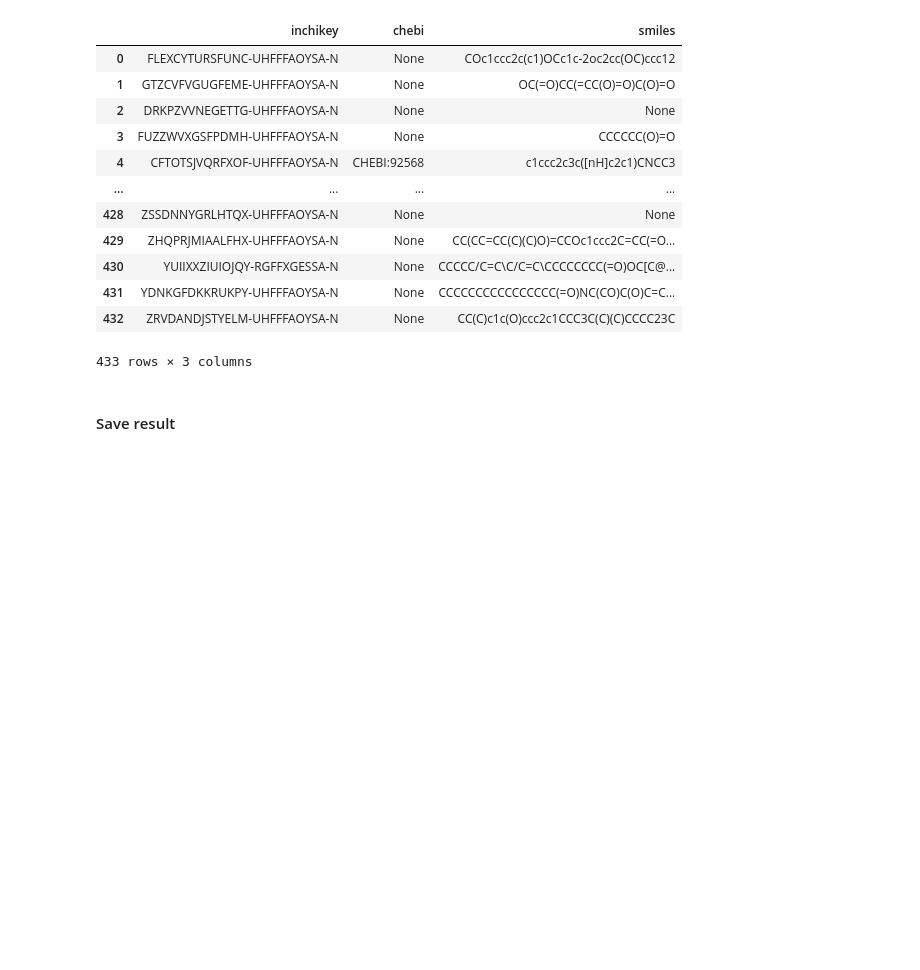
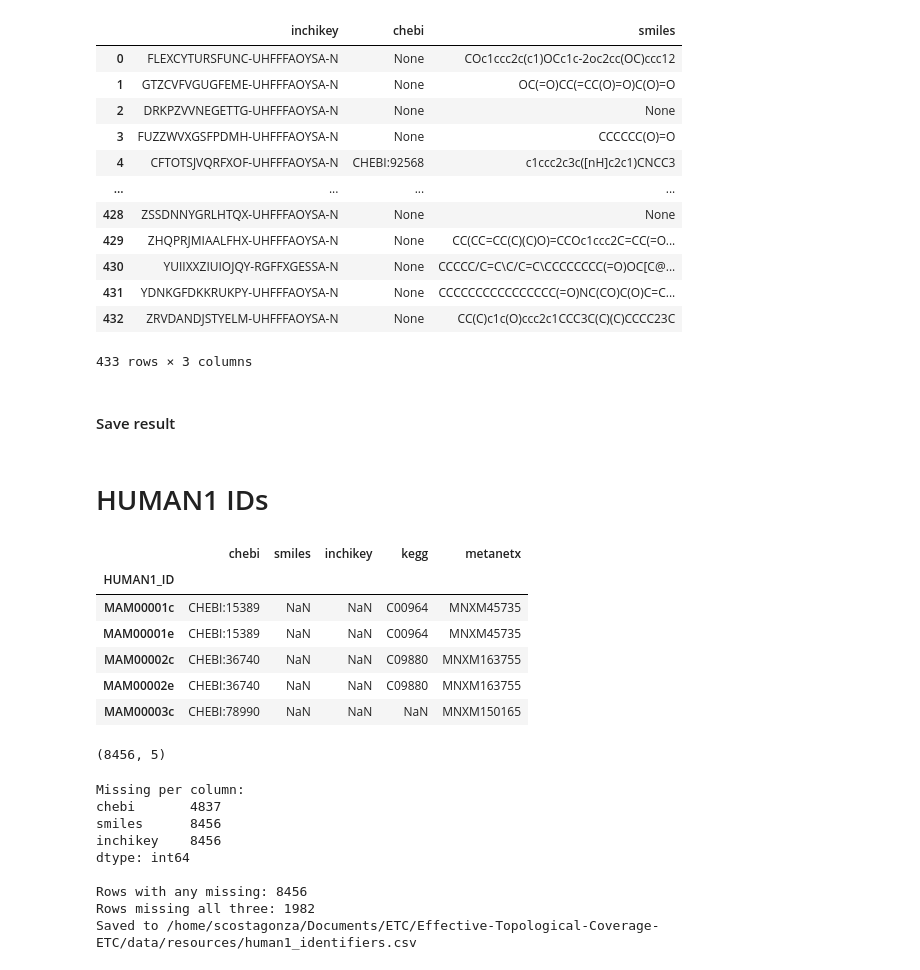
Before and after one commit to SamSaladino/Effective-Topological-Coverage-ETC, a Jupyter notebook: notebooks/data_processing.ipynb, the cells around one changed output. Saved outputs shown, nothing was run; the diff lists cells and outputs as text; code cells hidden in the pictures; blank space fills up the shorter version.

Commit message:
chore : parsing cheby metanetx & kegg
still 1900 nodes without id

```diff
--- a/notebooks/data_processing.ipynb
+++ b/notebooks/data_processing.ipynb
@@ -263,3 +270,45 @@ df_all
 433 rows × 3 columns
 # %% [markdown]
 #### Save result
+# %% [markdown]
+# HUMAN1 IDs
+# %%
+resources_file = data_dir/ "resources"
+human1_xml = resources_file / "Human-GEM.xml"
+# %%
+# Build the identifiers DataFrame (no online lookups)
+parser = XMLParser(str(human1_xml))
+df_human1 = parser.to_identifier_df()
+
+display(df_human1.head(), df_human1.shape)
+
+# Missing counts
+print("Missing per column:")
+print(df_human1[["chebi", "smiles", "inchikey"]].isna().sum())
+
+print("\nRows with any missing:", int(df_human1[["chebi","smiles","inchikey"]].isna().any(axis=1).sum()))
+print("Rows missing all three:", int(df_human1[["chebi","smiles","inchikey", "kegg", "metanetx"]].isna().all(axis=1).sum()))
+
+# Optional: save
+out_csv = resources_file / "human1_identifiers.csv"
+
+df_human1.to_csv(out_csv)
+print(f"Saved to {out_csv}")
+# %% [output]
+|  | chebi | smiles | inchikey | kegg | metanetx |
+| HUMAN1_ID |  |  |  |  |  |
+| MAM00001c | CHEBI:15389 | NaN | NaN | C00964 | MNXM45735 |
+| MAM00001e | CHEBI:15389 | NaN | NaN | C00964 | MNXM45735 |
+| MAM00002c | CHEBI:36740 | NaN | NaN | C09880 | MNXM163755 |
+| MAM00002e | CHEBI:36740 | NaN | NaN | C09880 | MNXM163755 |
+| MAM00003c | CHEBI:78990 | NaN | NaN | NaN | MNXM150165 |
+(8456, 5)
+Missing per column:
+chebi       4837
+smiles      8456
+inchikey    8456
+dtype: int64
+
+Rows with any missing: 8456
+Rows missing all three: 1982
+Saved to /home/scostagonza/Documents/ETC/Effective-Topological-Coverage-ETC/data/resources/human1_identifiers.csv
```
Also changed, not shown: parts of 2 cells of this notebook, 2 other files.
